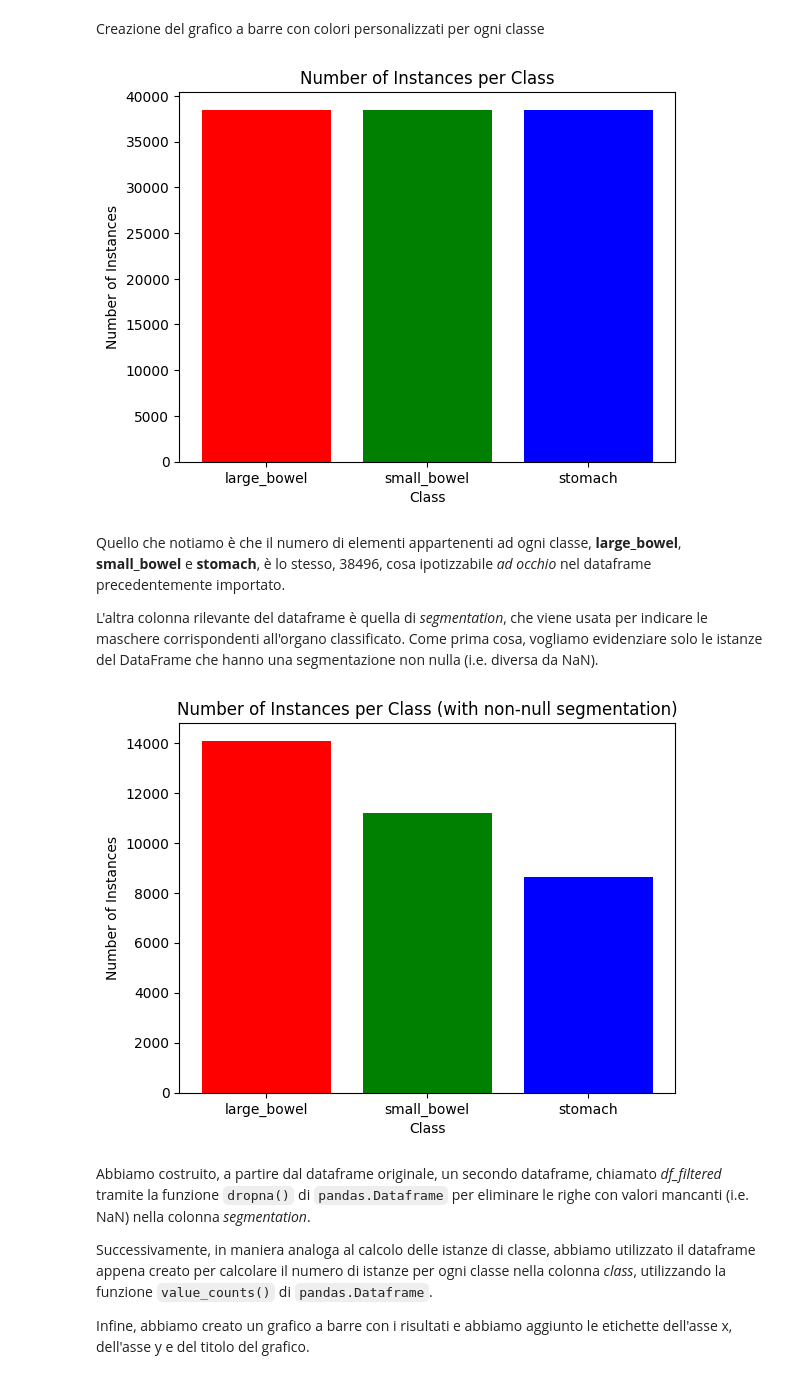
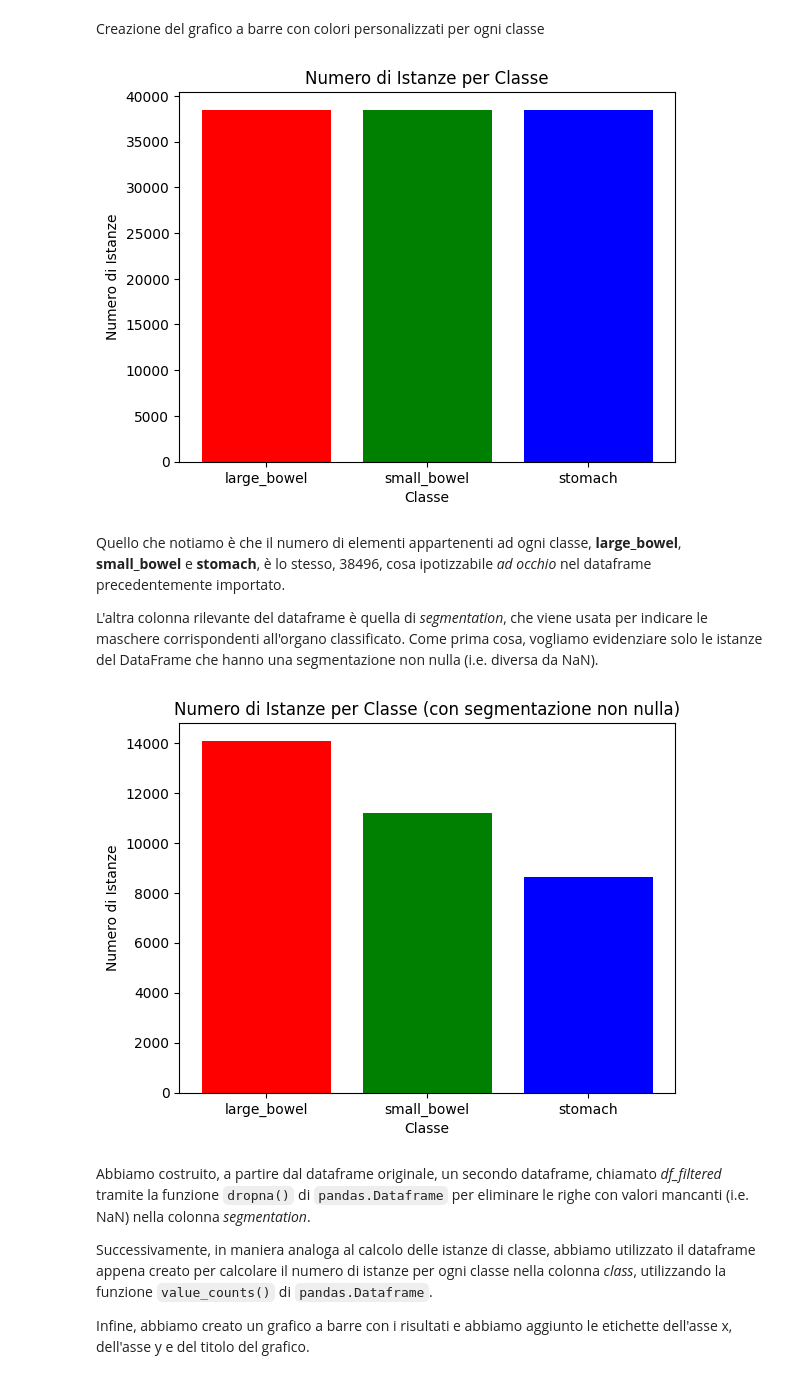
Before and after one commit to justdoit1897/BD-Image-Segmentation-Project, a Jupyter notebook: notebook.ipynb, the cells around one changed output. Drawn from its saved outputs; the diff is of its cells as text; code cells hidden in the pictures.

```diff
--- a/notebook.ipynb
+++ b/notebook.ipynb
@@ -74,14 +76,14 @@ colors = ['red', 'green', 'blue']
 plt.bar(class_counts.index, class_counts.values, color=[colors[i] for i in range(len(class_counts))])
 
 # Aggiunta delle etichette dell'asse x e y e del titolo del grafico
-plt.xlabel('Class')
-plt.ylabel('Number of Instances')
-plt.title('Number of Instances per Class')
+plt.xlabel('Classe')
+plt.ylabel('Numero di Istanze')
+plt.title('Numero di Istanze per Classe')
 
 # Mostrare il grafico
 plt.show()
 # %% [output]
-[figure, old version]
+[figure, new version]
 # %% [markdown]
 Quello che notiamo è che il numero di elementi appartenenti ad ogni classe, **large_bowel**, **small_bowel** e **stomach**, è lo stesso, 38496, cosa ipotizzabile *ad occhio* nel dataframe precedentemente importato.
 
@@ -89,23 +91,23 @@ L'altra colonna rilevante del dataframe è quella di *segmentation*, che viene u
 # %%
 # Eliminazione delle righe con valori mancanti nella colonna "segmentation"
 df_filtered = train_df.dropna(subset=['segmentation'])
 
 # Calcolo del numero di istanze per ogni classe nella colonna "class" del DataFrame filtrato
 class_counts = df_filtered['class'].value_counts()
 
 # Creazione del grafico a barre con colori personalizzati per ogni classe
 colors = ['red', 'green', 'blue']
 plt.bar(class_counts.index, class_counts.values, color=[colors[i] for i in range(len(class_counts))])
 
 # Aggiunta delle etichette dell'asse x e y e del titolo del grafico
-plt.xlabel('Class')
-plt.ylabel('Number of Instances')
-plt.title('Number of Instances per Class (with non-null segmentation)')
+plt.xlabel('Classe')
+plt.ylabel('Numero di Istanze')
+plt.title('Numero di Istanze per Classe (con segmentazione non nulla)')
 
 # Mostrare il grafico
 plt.show()
 # %% [output]
-[figure, old version]
+[figure, new version]
 # %% [markdown]
 Abbiamo costruito, a partire dal dataframe originale, un secondo dataframe, chiamato *df_filtered* tramite la funzione
 `dropna()` di `pandas.Dataframe` per eliminare le righe con valori mancanti (i.e. NaN) nella colonna *segmentation*.
```
Also changed, not shown: parts of 6 cells of this notebook, 2 other files.
